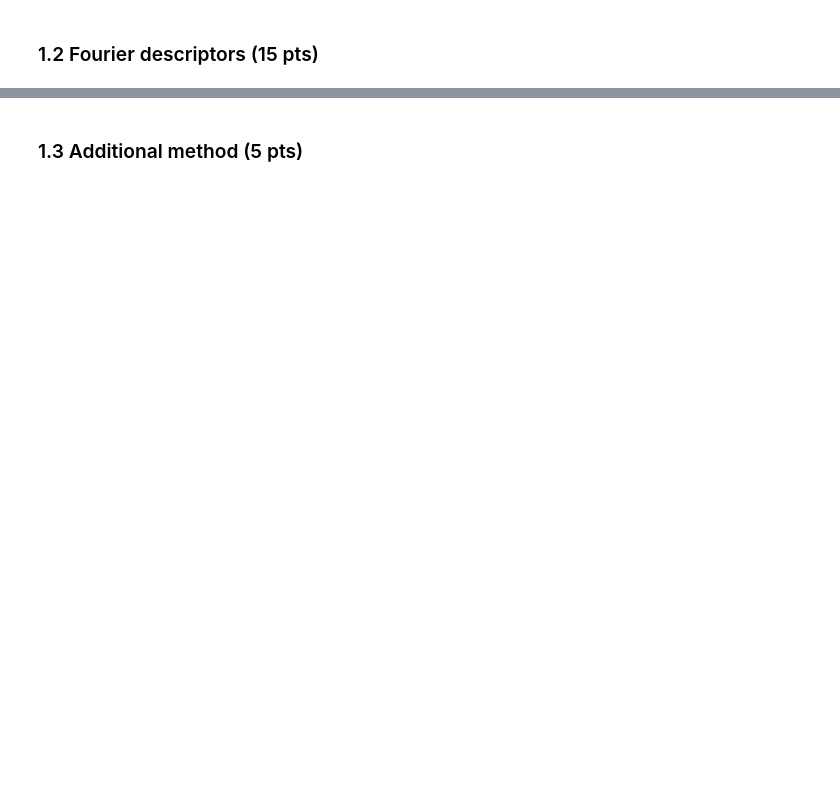
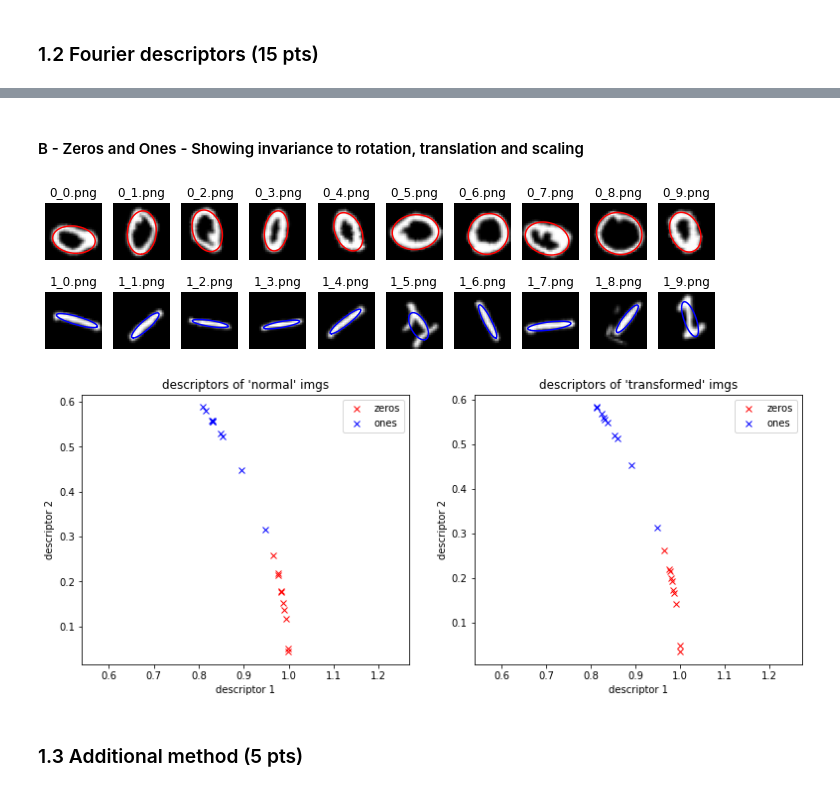
Before and after one commit to mbiselx/ImgAnlNPatRec, a Jupyter notebook: labs/lab_02_object_description.ipynb, the cells around one changed output, grey strips where cells are left out. Cells and saved outputs as stored; diff of their text form; code cells hidden in the pictures; blank space fills up the shorter version.

```diff
--- a/labs/lab_02_object_description.ipynb
+++ b/labs/lab_02_object_description.ipynb
@@ -98,3 +177,59 @@ for ax, im, nm in zip(axes[1], ones_im, ones_names):
+# %% [markdown]
+#### B - Zeros and Ones - Showing invariance to rotation, translation and scaling
+# %%
+# GOAL : demonstrate the invariance to random transformation
+
+# apply a random transformation (rotation + scale + translation) to images
+zeros_im_t = [apply_random_transform(im) for im in zeros_im]
+ones_im_t = [apply_random_transform(im) for im in ones_im]
+
+# get descriptors for the transformed images
+descriptors_0t = np.array([get_fourier_descriptors(im, 2)[0] for im in zeros_im_t])
+descriptors_1t = np.array([get_fourier_descriptors(im, 2)[0] for im in ones_im_t])
+
+# plot transformed images
+fig, axes = plt.subplots(2, len(zeros_im_t), figsize=(12, 3))
+for ax, im, nm in zip(axes[0], zeros_im_t, zeros_names):
+    ax.imshow(im, cmap='gray')
+    cont = get_fourier_descriptors(im, 2)[1]
+    ax.plot(cont.imag, cont.real, 'r')
+    ax.axis('off')
+    ax.set_title(nm)
+for ax, im, nm in zip(axes[1], ones_im_t, ones_names):
+    ax.imshow(im, cmap='gray')
+    cont = get_fourier_descriptors(im, 2)[1]
+    ax.plot(cont.imag, cont.real, 'b')
+    ax.axis('off')
+    ax.set_title(nm)
+
+
+# plot descriptors of normal images to compare with ...
+fig, axes = plt.subplots(1, 2, figsize=(13, 5))
+
+axes[0].plot(descriptors_0[:,0],descriptors_0[:,1], 'rx')
+axes[0].plot(descriptors_1[:,0],descriptors_1[:,1], 'bx')
+axes[0].set_title("descriptors of 'normal' imgs")
+
+axes[0].legend(["zeros", "ones"])
+axes[0].set_xlabel("descriptor 1")
+axes[0].set_ylabel("descriptor 2")
+axes[0].axis('equal')
+
+# plot descriptors of transformed images
+
+axes[1].plot(descriptors_0t[:,0],descriptors_0t[:,1], 'rx')
+axes[1].plot(descriptors_1t[:,0],descriptors_1t[:,1], 'bx')
+axes[1].set_title("descriptors of 'transformed' imgs")
+
+axes[1].legend(["zeros", "ones"])
+axes[1].set_xlabel("descriptor 1")
+axes[1].set_ylabel("descriptor 2")
+axes[1].axis('equal')
+
+plt.show()
+# %% [output]
+[figure, added]
+[figure, added]
 # %% [markdown]
 ### 1.3 Additional method (5 pts)
 # %%
```
Also changed, not shown: parts of 16 cells of this notebook.
